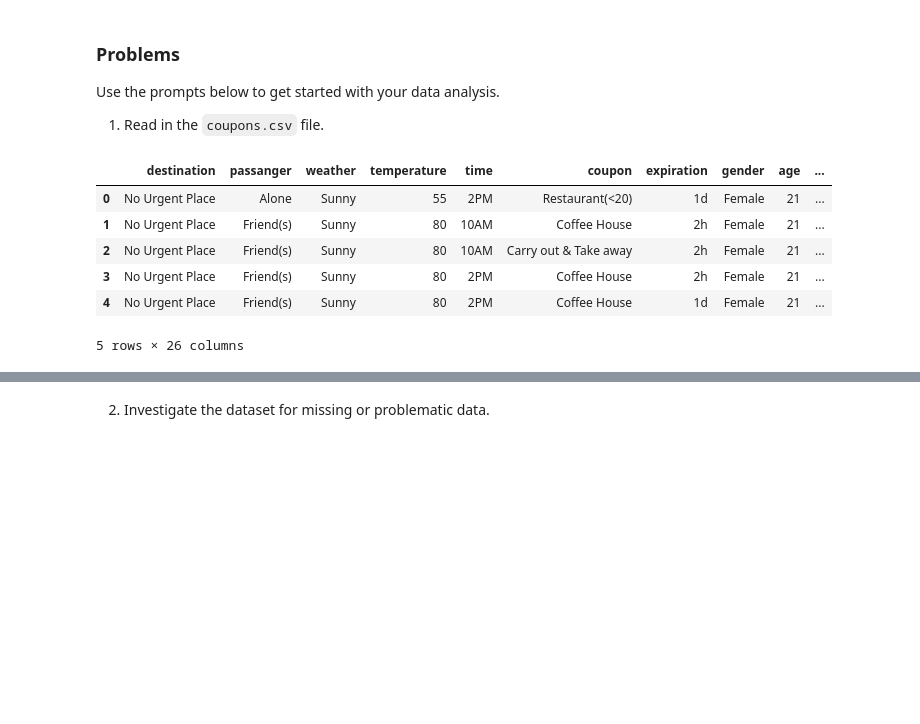
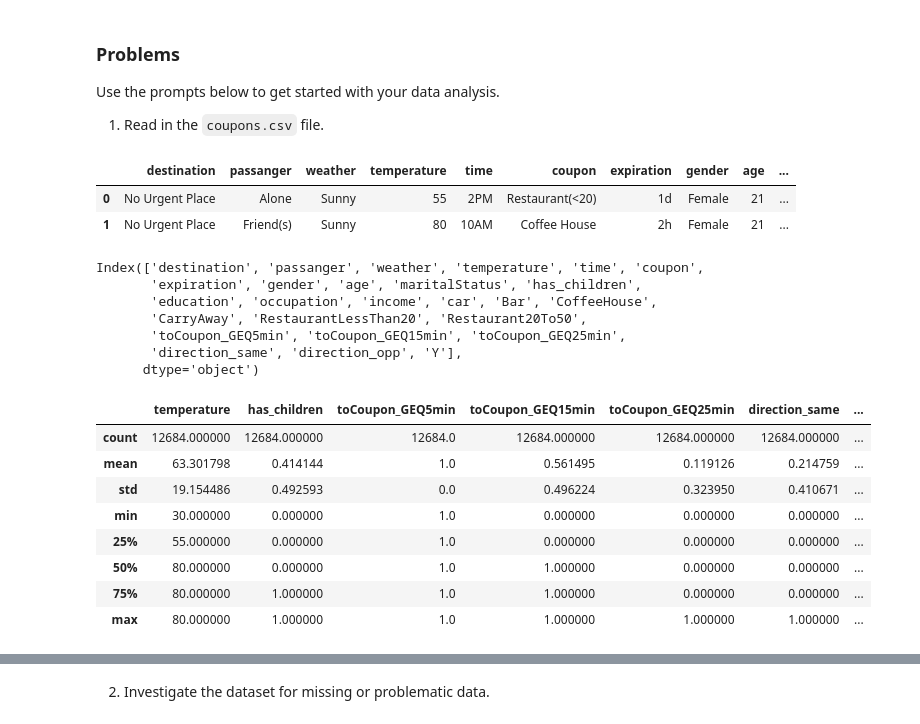
Before and after one commit to 1kit/Berkeley-Practical-Application_5_1, a Jupyter notebook: prompt.ipynb, the cells around one changed output, grey strips where cells are left out. Cells and saved outputs as stored; diff of their text form; code cells hidden in the pictures; blank space fills up the shorter version.

Commit message:
Cleanup data

```diff
--- a/prompt.ipynb
+++ b/prompt.ipynb
@@ -68,13 +68,32 @@ Use the prompts below to get started with your data analysis.
 1. Read in the `coupons.csv` file.
 # %%
 data = pd.read_csv('data/coupons.csv')
+# %%
+pd.set_option('display.max_columns', None)
+data.head(2)
+# %% [output]
+|  | destination | passanger | weather | temperature | time | coupon | expiration | gender | age | ... |
+| 0 | No Urgent Place | Alone | Sunny | 55 | 2PM | Restaurant(<20) | 1d | Female | 21 | ... |
+| 1 | No Urgent Place | Friend(s) | Sunny | 80 | 10AM | Coffee House | 2h | Female | 21 | ... |
 # %%
-data.head()
+data.columns
 # %% [output]
-|  | destination | passanger | weather | temperature | time | coupon | expiration | gender | age | ... |
-| 0 | No Urgent Place | Alone | Sunny | 55 | 2PM | Restaurant(<20) | 1d | Female | 21 | ... |
-| 1 | No Urgent Place | Friend(s) | Sunny | 80 | 10AM | Coffee House | 2h | Female | 21 | ... |
-| 2 | No Urgent Place | Friend(s) | Sunny | 80 | 10AM | Carry out & Take away | 2h | Female | 21 | ... |
-| 3 | No Urgent Place | Friend(s) | Sunny | 80 | 2PM | Coffee House | 2h | Female | 21 | ... |
-| 4 | No Urgent Place | Friend(s) | Sunny | 80 | 2PM | Coffee House | 1d | Female | 21 | ... |
-5 rows × 26 columns
+Index(['destination', 'passanger', 'weather', 'temperature', 'time', 'coupon',
+       'expiration', 'gender', 'age', 'maritalStatus', 'has_children',
+       'education', 'occupation', 'income', 'car', 'Bar', 'CoffeeHouse',
+       'CarryAway', 'RestaurantLessThan20', 'Restaurant20To50',
+       'toCoupon_GEQ5min', 'toCoupon_GEQ15min', 'toCoupon_GEQ25min',
+       'direction_same', 'direction_opp', 'Y'],
+      dtype='object')
+# %%
+data.describe()
+# %% [output]
+|  | temperature | has_children | toCoupon_GEQ5min | toCoupon_GEQ15min | toCoupon_GEQ25min | direction_same | ... |
+| count | 12684.000000 | 12684.000000 | 12684.0 | 12684.000000 | 12684.000000 | 12684.000000 | ... |
+| mean | 63.301798 | 0.414144 | 1.0 | 0.561495 | 0.119126 | 0.214759 | ... |
+| std | 19.154486 | 0.492593 | 0.0 | 0.496224 | 0.323950 | 0.410671 | ... |
+| min | 30.000000 | 0.000000 | 1.0 | 0.000000 | 0.000000 | 0.000000 | ... |
+| 25% | 55.000000 | 0.000000 | 1.0 | 0.000000 | 0.000000 | 0.000000 | ... |
+| 50% | 80.000000 | 0.000000 | 1.0 | 1.000000 | 0.000000 | 0.000000 | ... |
+| 75% | 80.000000 | 1.000000 | 1.0 | 1.000000 | 0.000000 | 0.000000 | ... |
+| max | 80.000000 | 1.000000 | 1.0 | 1.000000 | 1.000000 | 1.000000 | ... |
```
Also changed, not shown: parts of 10 cells of this notebook.
